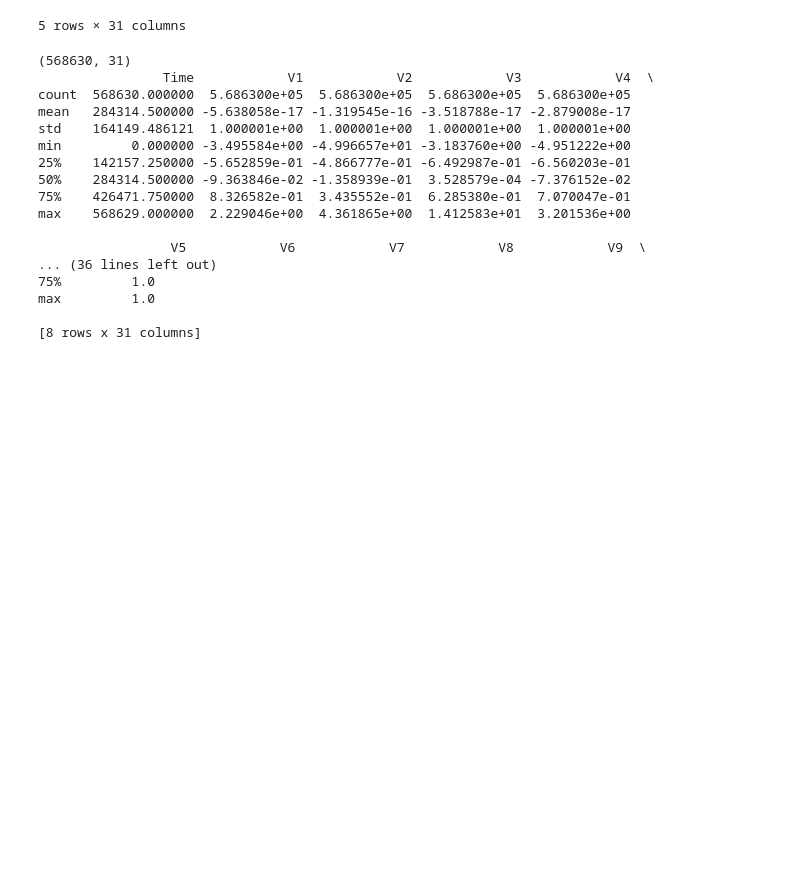
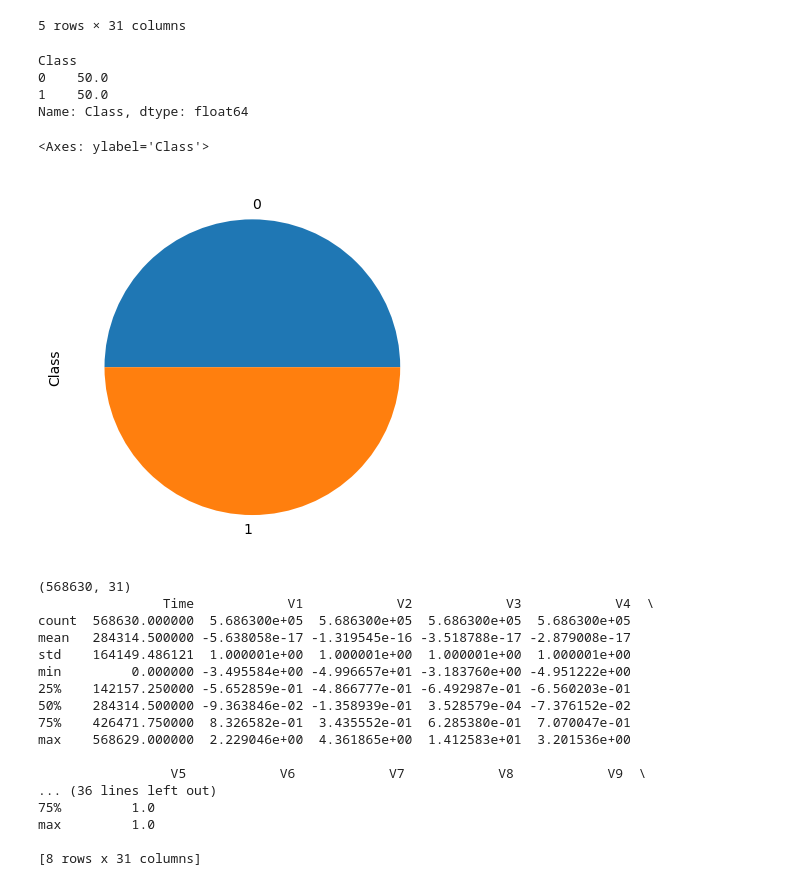
Before and after one commit to ComfyJ/Credit-Card-Fraud-Detection, a Jupyter notebook: Credit Card Fraud detection.ipynb, the cells around one changed output. Saved outputs shown, nothing was run; the diff lists cells and outputs as text; code cells hidden in the pictures; blank space fills up the shorter version.

```diff
--- a/Credit Card Fraud detection.ipynb
+++ b/Credit Card Fraud detection.ipynb
@@ -69,6 +69,17 @@ data.head()
 | 3 | 3 | -0.152152 | -0.508959 | 1.746840 | -1.090178 | 0.249486 | 1.143312 | 0.518269 | -0.065130 | -0.205698 | ... | ... |
 | 4 | 4 | -0.206820 | -0.165280 | 1.527053 | -0.448293 | 0.106125 | 0.530549 | 0.658849 | -0.212660 | 1.049921 | ... | ... |
 5 rows × 31 columns
+# %%
+# Checking the class distribution of the target variable in percentage
+print((data.groupby('Class')['Class'].count()/(df['Class'].count())) * 100)
+((data.groupby('Class')['Class'].count()/(df['Class'].count())) * 100).plot.pie()
+# %% [output]
+Class
+0    50.0
+1    50.0
+Name: Class, dtype: float64
+<Axes: ylabel='Class'>
+[figure, added]
 # %%
 # Print the shape of the data
 # data = data.sample(frac = 0.1, random_state = 48)
```
